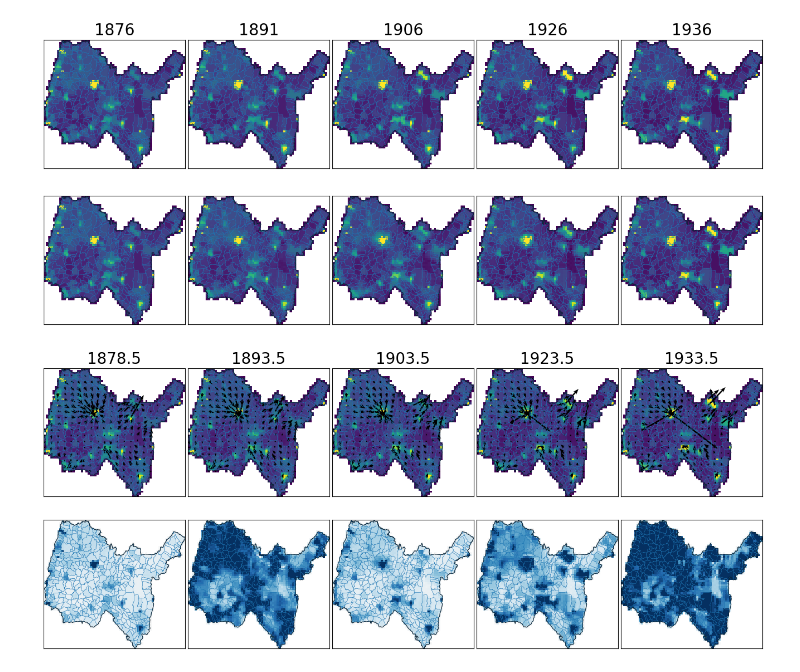
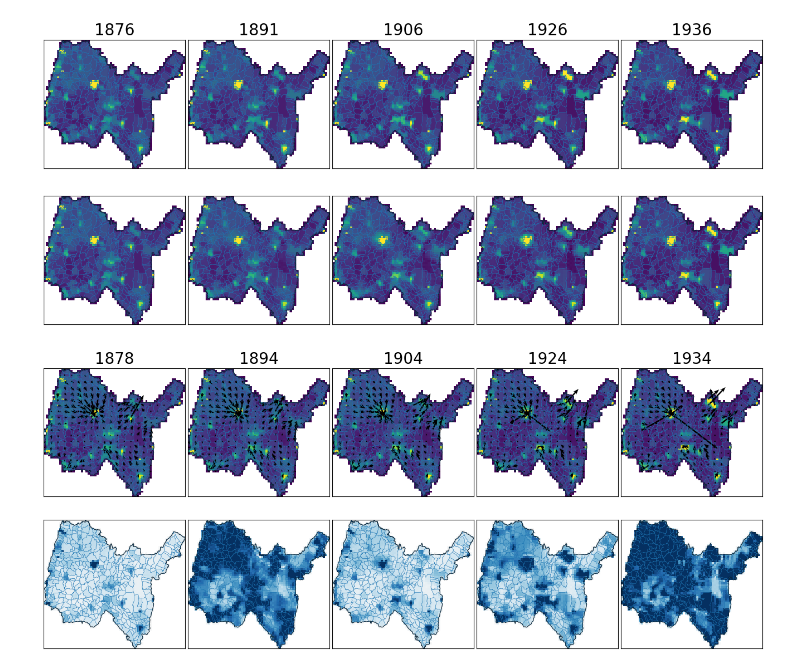
Before and after one commit to mao1756/acuot, a Jupyter notebook: paper/005-mixed-constraint-france.ipynb, the cells around one changed output. Cells and saved outputs as stored; diff of their text form; code cells hidden in the pictures.

Commit message:
replace the half year in the images

```diff
--- a/paper/005-mixed-constraint-france.ipynb
+++ b/paper/005-mixed-constraint-france.ipynb
@@ -689,6 +693,7 @@ def figure_ot_momentum_and_source(
         ax.set_aspect("equal")
         ax.set_xticks([]); ax.set_yticks([])
         yrs = np.interp([0.5 + i for i in range(11)], range(12), years)
+        yrs = np.round(yrs).astype(int)
         ax.set_title(f"{yrs[i_ot]}", fontsize=20)
         if panel_labels:
             _label(ax, f"({chr(ord('a') + c)})")
@@ -706,32 +711,32 @@ def figure_ot_momentum_and_source(
         if draw_communes and (ain_com_local is not None):
             ain_com_local.boundary.plot(ax=ax, linewidth=com_lw)
 
         ax.set_aspect("equal")
         ax.set_xticks([]); ax.set_yticks([])
         if panel_labels:
             _label(ax, f"({chr(ord('a') + C + c)})")
 
     # ---- Save if requested ----
     if savepath:
         ext = str(savepath).split(".")[-1].lower()
         if ext in ("pdf", "svg"):
             fig.savefig(savepath, bbox_inches="tight")
         else:
             fig.savefig(savepath, dpi=dpi, bbox_inches="tight")
 
     return fig, axes
 
 # Choose columns similar to your density figure:
 cols = list(years[::3]) + [int(years[-1])]
 
 fig, axes = figure_ot_momentum_and_source(
     cols,
     x=X_ot,                      # pass the solution object that has V.D and V.Z
     draw_communes=True,
     quiver_density=0.3,      # a touch sparser arrows; tune as you like (0.06–0.12 works well at N=64)
     robust_pct=99,
     robust_src_pct=80,
-    savepath="figures/009-ain-true-vs-ot-momentum-source.png"  # raster output for the paper
+    savepath="figures/009-ain-true-vs-ot-momentum-source-delta.png"  # raster output for the paper
 )
 # %% [output]
-[figure, old version]
+[figure, new version]
```
Also changed, not shown: parts of 1 cell of this notebook, 1 other file.
